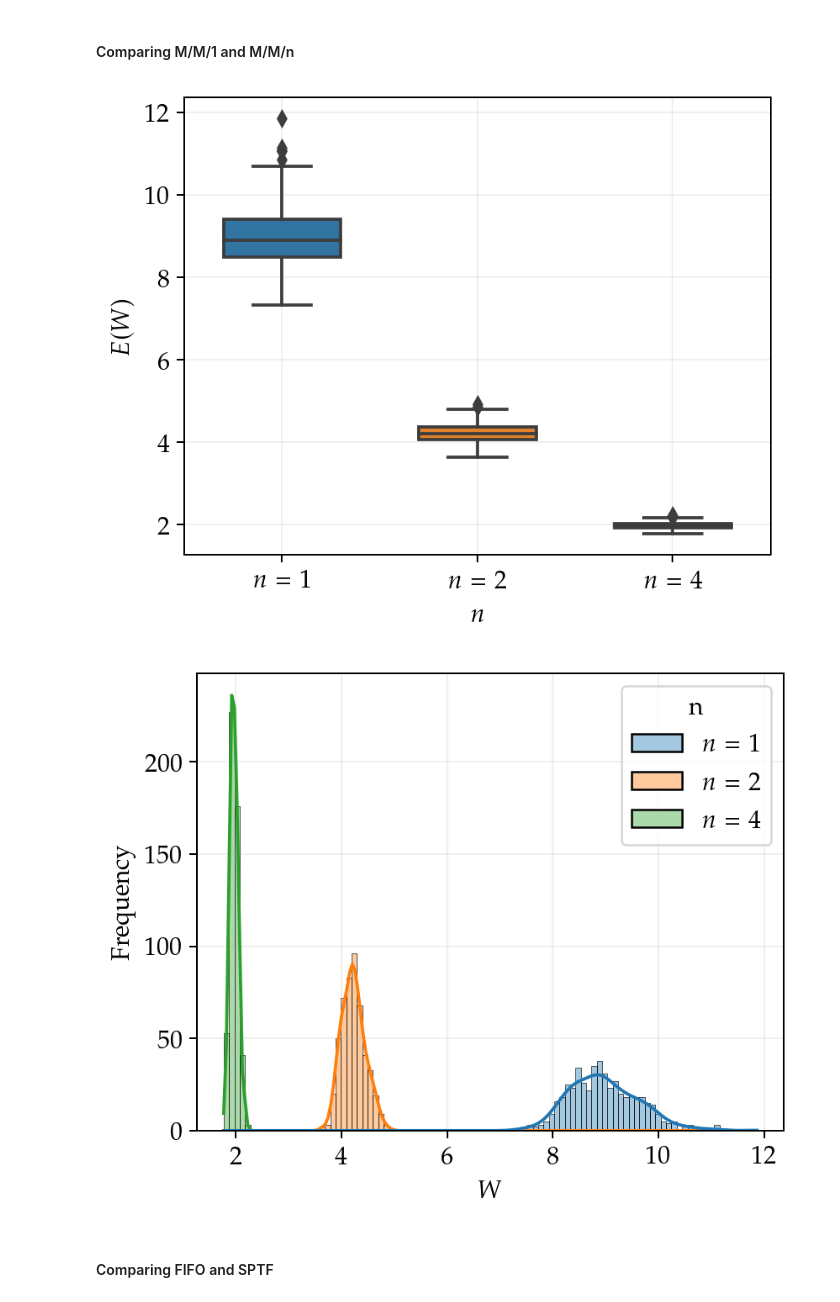
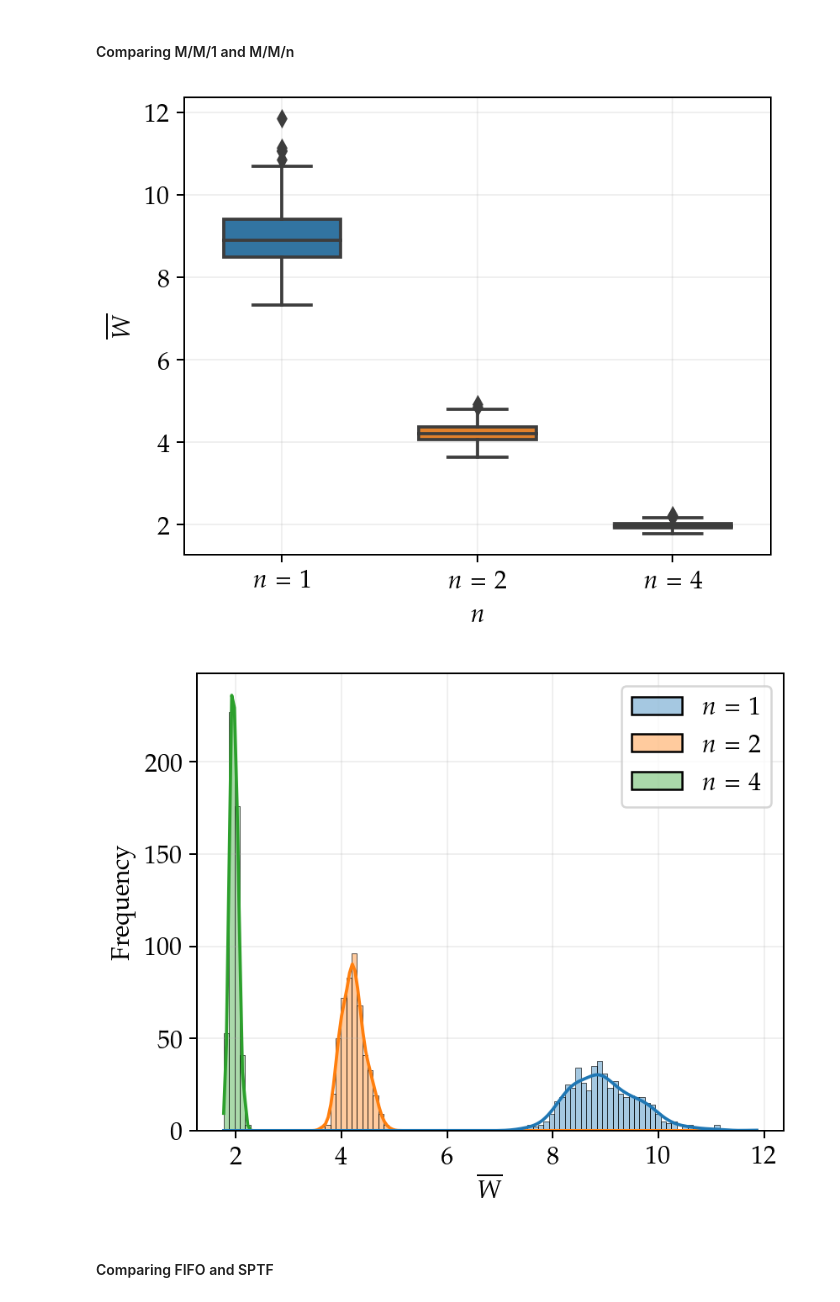
Before and after one commit to Maloup/Stochastic_assignment_2, a Jupyter notebook: Result_visualization.ipynb, the cells around one changed output. Cells and saved outputs as stored; diff of their text form; code cells hidden in the pictures.

```diff
--- a/Result_visualization.ipynb
+++ b/Result_visualization.ipynb
@@ -236,23 +237,25 @@ ax = sns.boxplot(x="n", y="E(W)",  data=df, width = 0.6, zorder=3)
 ax.set_axisbelow(True)
 plt.grid(alpha = 0.2, zorder=0)
 #plt.yscale("log")
-plt.ylabel("$E(W$)")
+plt.ylabel("$\\overline{W}$")
 plt.xlabel("$n$")
+plt.savefig("figures/box_plot_1_2_4_rho0.90.pdf", bbox_inches="tight")
 plt.show()
 # %% [output]
-[figure, old version]
+[figure, new version]
 # %%
 
 plt.figure(figsize = (5,4))
-sns.histplot(data = df, hue="n", x="E(W)", alpha=0.4, kde = True, bins = 100)
+g = sns.histplot(data = df, hue="n", x="E(W)", alpha=0.4, kde = True, bins = 100)
+g.legend_.set_title(None)
 plt.grid(alpha=0.2)
-plt.xlabel("$W$")
+plt.xlabel("$\\overline{W}$")
 plt.ylabel("Frequency")
 #plt.title("$\\rho = 0.90$")
 plt.savefig("figures/dist_plot_1_2_4_rho0.90.pdf", bbox_inches="tight")
 plt.show()
 # %% [output]
-[figure, old version]
+[figure, new version]
 # %% [markdown]
 #### Comparing FIFO and SPTF
 # %%
```
Also changed, not shown: parts of 6 cells of this notebook, 7 other files.
